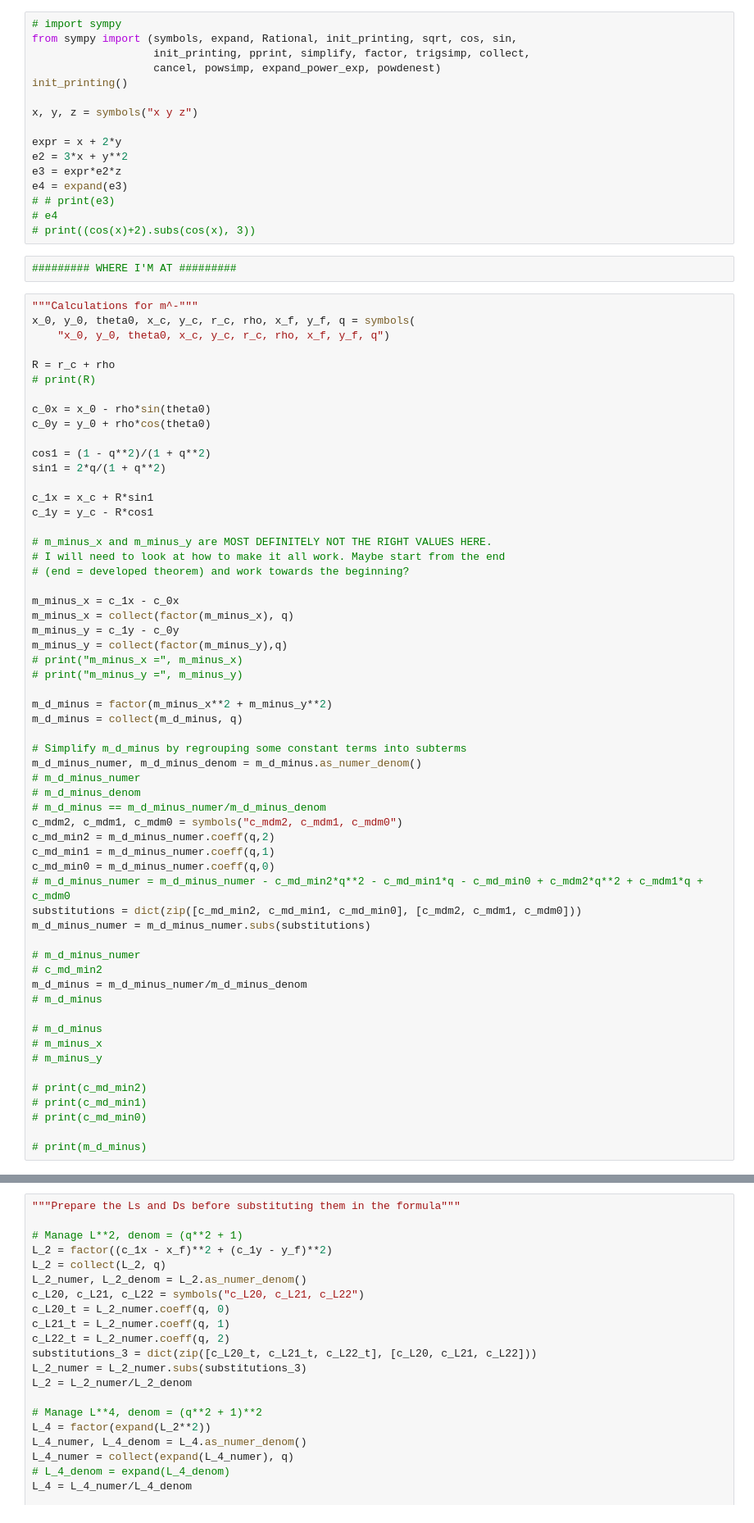
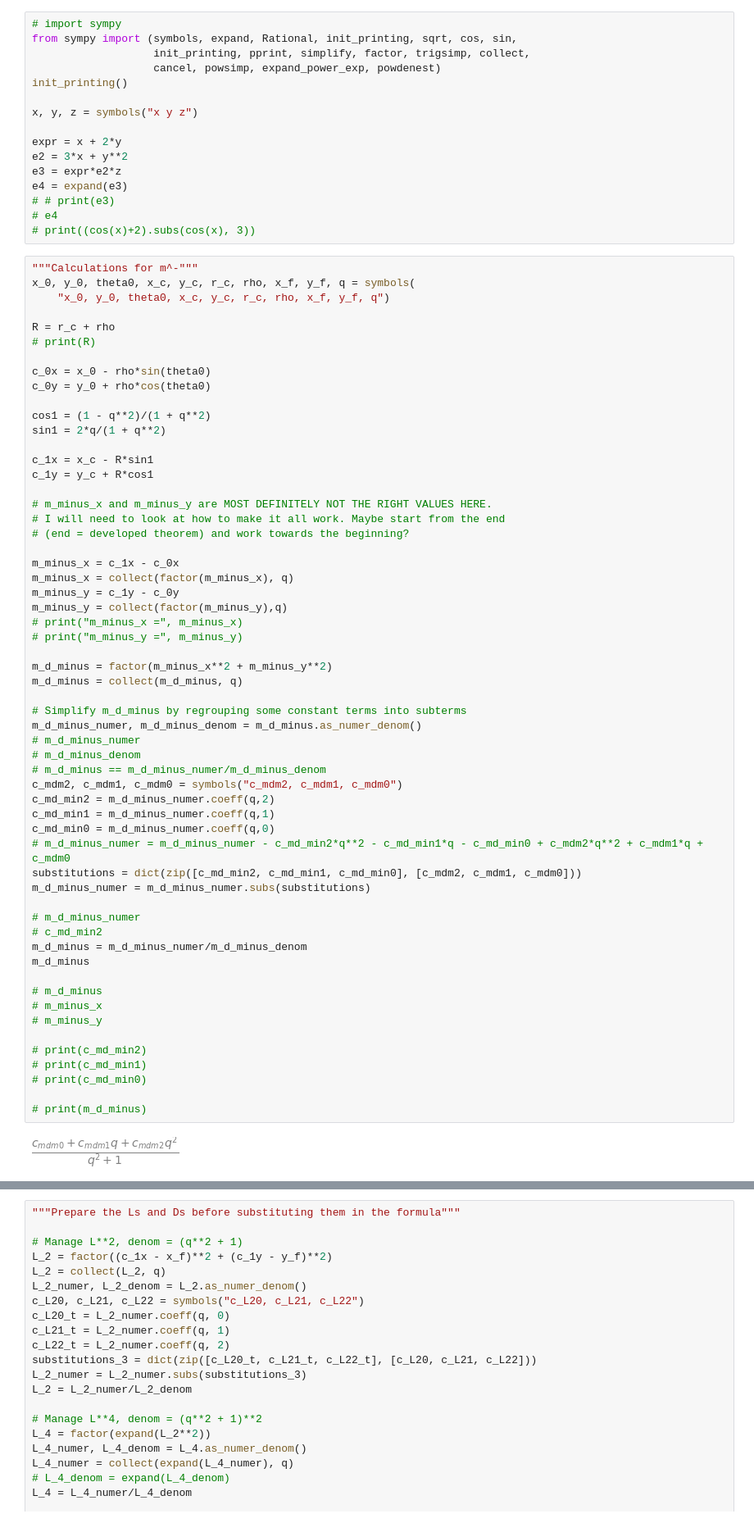
Before and after one commit to emilemarcotte/dubins2circle2set, a Jupyter notebook: LRLS_sympy.ipynb, the cells around one changed output, grey strips where cells are left out. Shown at 82% size. Cells and saved outputs as stored; diff of their text form.

```diff
--- a/LRLS_sympy.ipynb
+++ b/LRLS_sympy.ipynb
@@ -14,8 +14,6 @@ e4 = expand(e3)
 # # print(e3)
 # e4
 # print((cos(x)+2).subs(cos(x), 3))
-# %%
-######### WHERE I'M AT #########
 # %%
 """Calculations for m^-"""
 x_0, y_0, theta0, x_c, y_c, r_c, rho, x_f, y_f, q = symbols(
@@ -30,8 +28,8 @@ c_0y = y_0 + rho*cos(theta0)
 cos1 = (1 - q**2)/(1 + q**2)
 sin1 = 2*q/(1 + q**2)
 
-c_1x = x_c + R*sin1
-c_1y = y_c - R*cos1
+c_1x = x_c - R*sin1
+c_1y = y_c + R*cos1
 
 # m_minus_x and m_minus_y are MOST DEFINITELY NOT THE RIGHT VALUES HERE.
 # I will need to look at how to make it all work. Maybe start from the end
@@ -46,34 +44,36 @@ m_minus_y = collect(factor(m_minus_y),q)
 
 m_d_minus = factor(m_minus_x**2 + m_minus_y**2)
 m_d_minus = collect(m_d_minus, q)
 
 # Simplify m_d_minus by regrouping some constant terms into subterms
 m_d_minus_numer, m_d_minus_denom = m_d_minus.as_numer_denom()
 # m_d_minus_numer
 # m_d_minus_denom
 # m_d_minus == m_d_minus_numer/m_d_minus_denom
 c_mdm2, c_mdm1, c_mdm0 = symbols("c_mdm2, c_mdm1, c_mdm0")
 c_md_min2 = m_d_minus_numer.coeff(q,2)
 c_md_min1 = m_d_minus_numer.coeff(q,1)
 c_md_min0 = m_d_minus_numer.coeff(q,0)
 # m_d_minus_numer = m_d_minus_numer - c_md_min2*q**2 - c_md_min1*q - c_md_min0 + c_mdm2*q**2 + c_mdm1*q + c_mdm0
 substitutions = dict(zip([c_md_min2, c_md_min1, c_md_min0], [c_mdm2, c_mdm1, c_mdm0]))
 m_d_minus_numer = m_d_minus_numer.subs(substitutions)
 
 # m_d_minus_numer
 # c_md_min2
 m_d_minus = m_d_minus_numer/m_d_minus_denom
-# m_d_minus
+m_d_minus
 
 # m_d_minus
 # m_minus_x
 # m_minus_y
 
 # print(c_md_min2)
 # print(c_md_min1)
 # print(c_md_min0)
 
 # print(m_d_minus)
+# %% [output]
+[figure, added]
 # %%
 """Calculations for m^+"""
 
```
Also changed, not shown: parts of 7 cells of this notebook.
